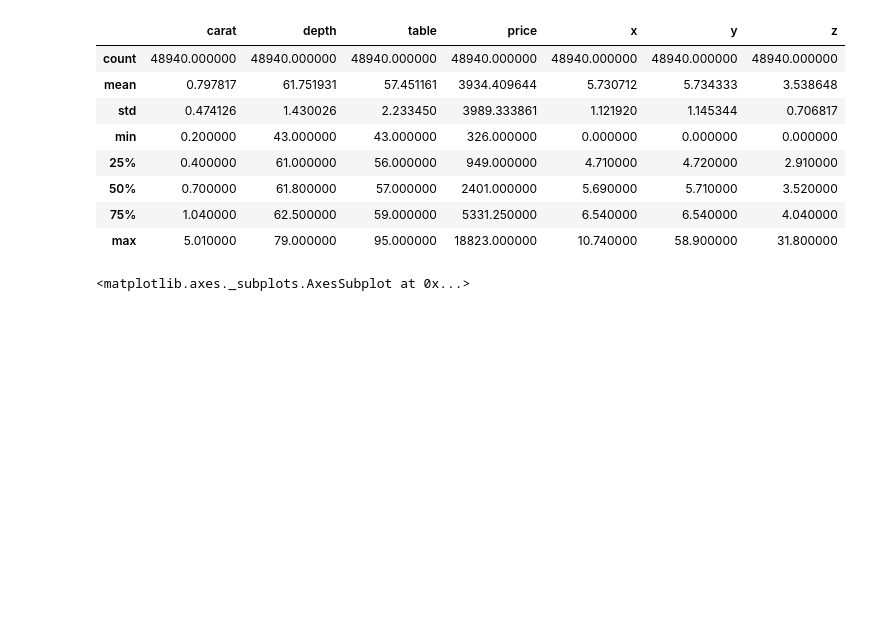
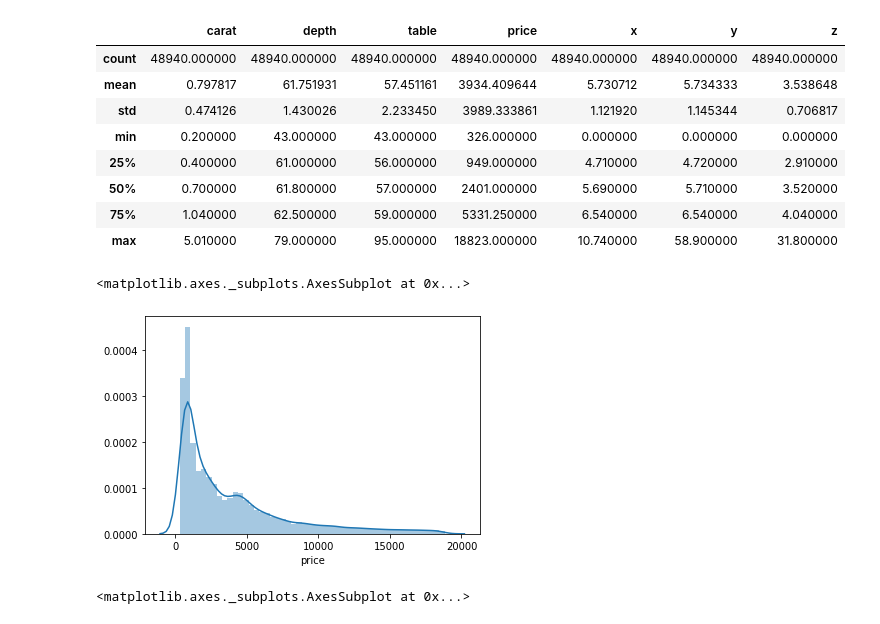
Before and after one commit to evefalcao/hw_linear-regression, a Jupyter notebook: p5-diamonds_pricing.ipynb, the cells around one changed output. Cells and saved outputs as stored; diff of their text form; code cells hidden in the pictures; blank space fills up the shorter version.

```diff
--- a/p5-diamonds_pricing.ipynb
+++ b/p5-diamonds_pricing.ipynb
@@ -35,3 +38,8 @@ diamonds.describe()
+# %%
+sns.distplot(diamonds['price'])
+# %% [output]
+<matplotlib.axes._subplots.AxesSubplot at 0x...>
+[figure, added]
 # %%
 sns.boxplot(diamonds.carat)
 # %% [output]
```
Also changed, not shown: parts of 4 cells of this notebook.
